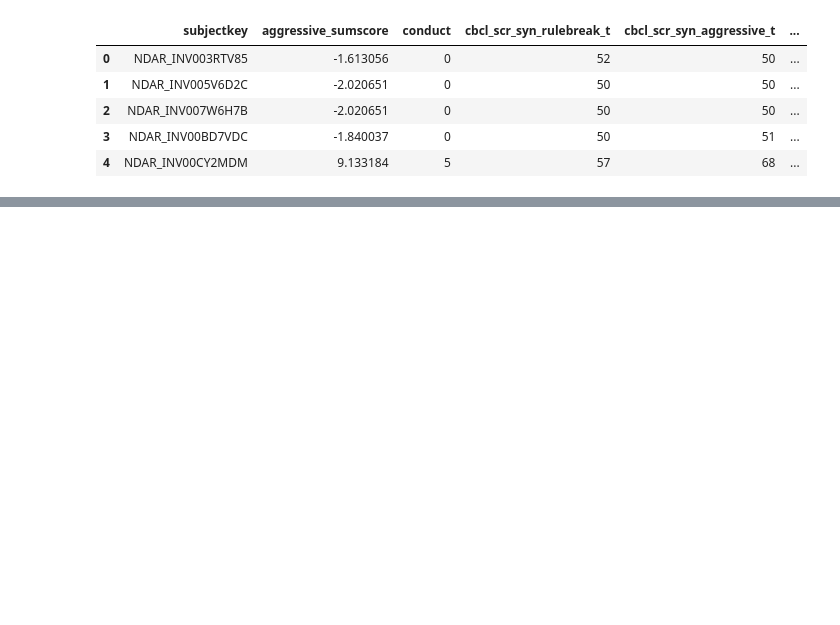
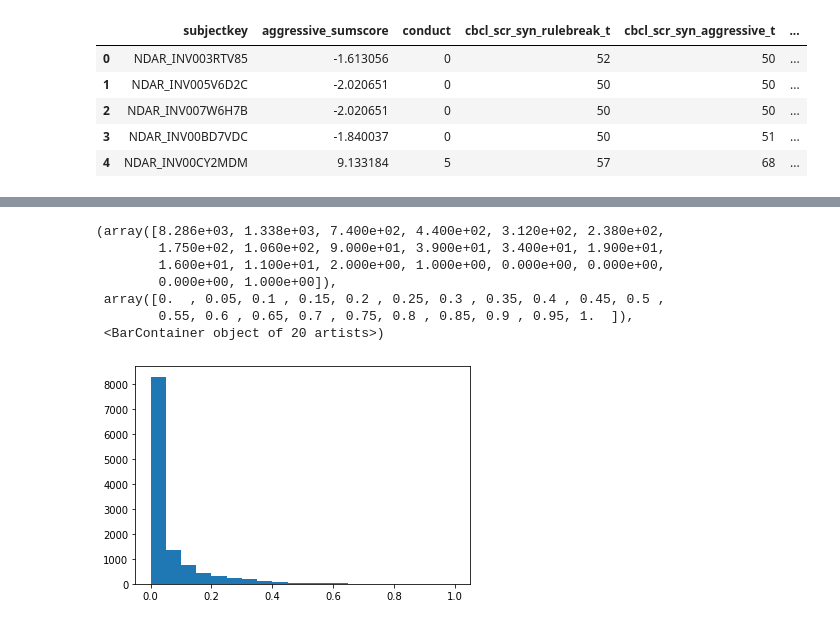
Before and after one commit to MARX1108/SocialBehav, a Jupyter notebook: Data Exploration.ipynb, the cells around one changed output, grey strips where cells are left out. Saved outputs shown, nothing was run; the diff lists cells and outputs as text; code cells hidden in the pictures; blank space fills up the shorter version.

```diff
--- a/Data Exploration.ipynb
+++ b/Data Exploration.ipynb
@@ -43,0 +328,15 @@ ag.head()
+# %%
+from sklearn import preprocessing
+scaler = preprocessing.MinMaxScaler()
+d = scaler.fit_transform(np.array(df1['aggressive_sumscore']).reshape(-1, 1))
+import matplotlib.pyplot as plt
+plt.hist(d, bins = 20)
+# %% [output]
+(array([8.286e+03, 1.338e+03, 7.400e+02, 4.400e+02, 3.120e+02, 2.380e+02,
+        1.750e+02, 1.060e+02, 9.000e+01, 3.900e+01, 3.400e+01, 1.900e+01,
+        1.600e+01, 1.100e+01, 2.000e+00, 1.000e+00, 0.000e+00, 0.000e+00,
+        0.000e+00, 1.000e+00]),
+ array([0.  , 0.05, 0.1 , 0.15, 0.2 , 0.25, 0.3 , 0.35, 0.4 , 0.45, 0.5 ,
+        0.55, 0.6 , 0.65, 0.7 , 0.75, 0.8 , 0.85, 0.9 , 0.95, 1.  ]),
+ <BarContainer object of 20 artists>)
+[figure, added]
```
Also changed, not shown: parts of 14 cells of this notebook, 1 other file.
